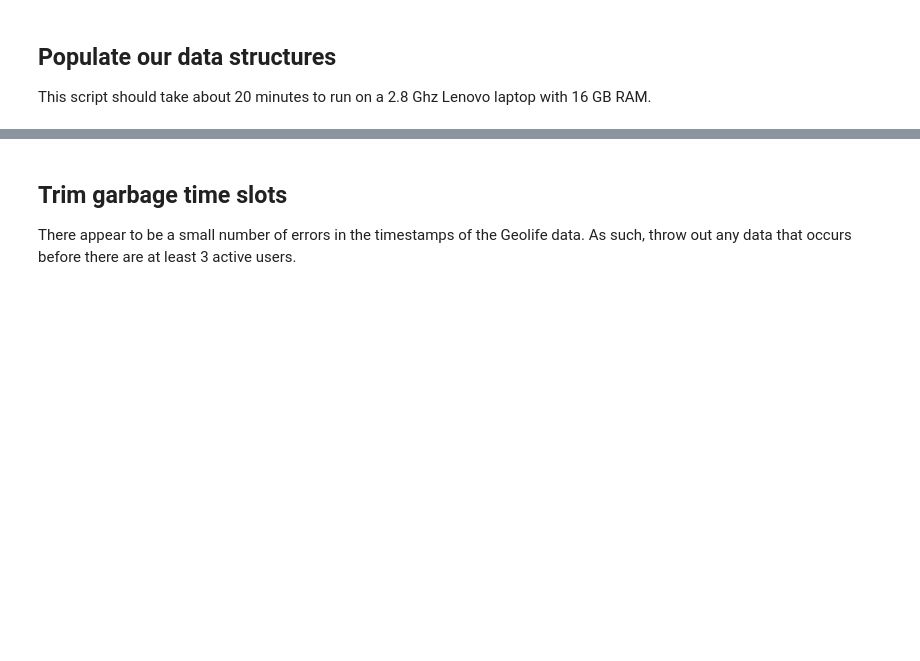
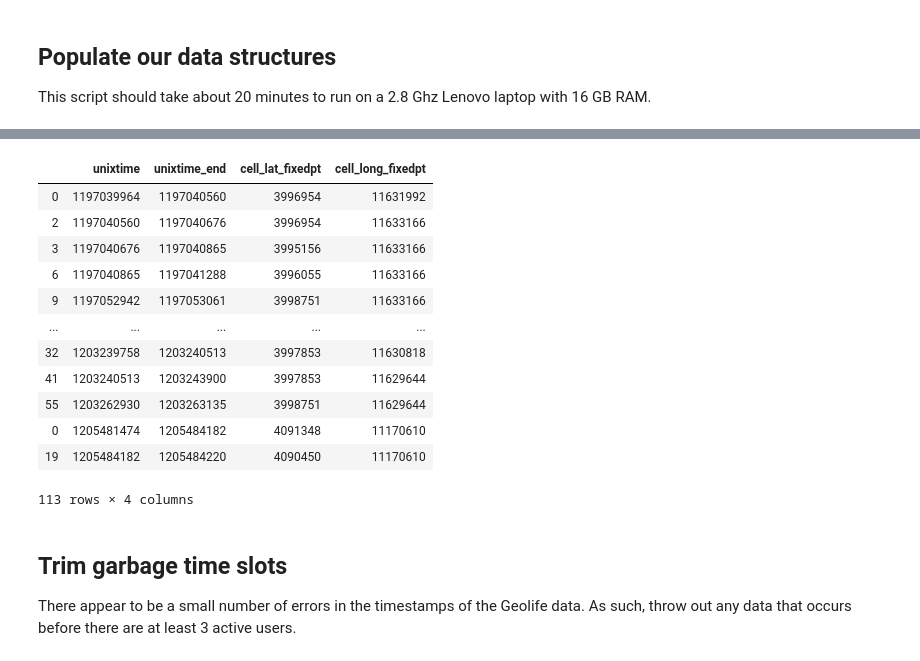
Before and after one commit to freyley/proof, a Jupyter notebook: geolife-density-time-grid/notebooks/Spatially Discretize Geolife Trajectories.ipynb, the cells around one changed output, grey strips where cells are left out. Cells and saved outputs as stored; diff of their text form; code cells hidden in the pictures; blank space fills up the shorter version.

```diff
--- a/geolife-density-time-grid/notebooks/Spatially Discretize Geolife Trajectories.ipynb
+++ b/geolife-density-time-grid/notebooks/Spatially Discretize Geolife Trajectories.ipynb
@@ -154,7 +154,7 @@ for traj_path in trajectory_folder_paths:
 
     trajdf_enterexits = trajdf[trajdf['entered_cell'] | trajdf['gone_offline']].copy()
     trajdf_enterexits['unixtime_end'] = trajdf_enterexits['unixtime'].shift(-1)
-    trajdf_enterexits = trajdf_enterexits[:-1].copy()
+    trajdf_enterexits = trajdf_enterexits[trajdf_enterexits['gone_offline'] == False].copy()
     trajdf_enterexits['unixtime_end'] = trajdf_enterexits['unixtime_end'].astype('int64')
 
     trajdf_enterexits['cell_lat_fixedpt'] = (trajdf_enterexits['cell_latitude'] * math.pow(10, CELLSIZE_DEGREES_PRECISION)).astype('int64')
@@ -180,3 +188,19 @@ Processing Trajectory ID: 001
+# %%
+trajdf_min
+# %% [output]
+|  | unixtime | unixtime_end | cell_lat_fixedpt | cell_long_fixedpt |
+| 0 | 1197039964 | 1197040560 | 3996954 | 11631992 |
+| 2 | 1197040560 | 1197040676 | 3996954 | 11633166 |
+| 3 | 1197040676 | 1197040865 | 3995156 | 11633166 |
+| 6 | 1197040865 | 1197041288 | 3996055 | 11633166 |
+| 9 | 1197052942 | 1197053061 | 3998751 | 11633166 |
+| ... | ... | ... | ... | ... |
+| 32 | 1203239758 | 1203240513 | 3997853 | 11630818 |
+| 41 | 1203240513 | 1203243900 | 3997853 | 11629644 |
+| 55 | 1203262930 | 1203263135 | 3998751 | 11629644 |
+| 0 | 1205481474 | 1205484182 | 4091348 | 11170610 |
+| 19 | 1205484182 | 1205484220 | 4090450 | 11170610 |
+113 rows × 4 columns
 # %% [markdown]
 ## Trim garbage time slots
 There appear to be a small number of errors in the timestamps of the Geolife data. As such, throw out any data that occurs before there are at least 3 active users.
```
Also changed, not shown: parts of 4 cells of this notebook, 3 other files.
